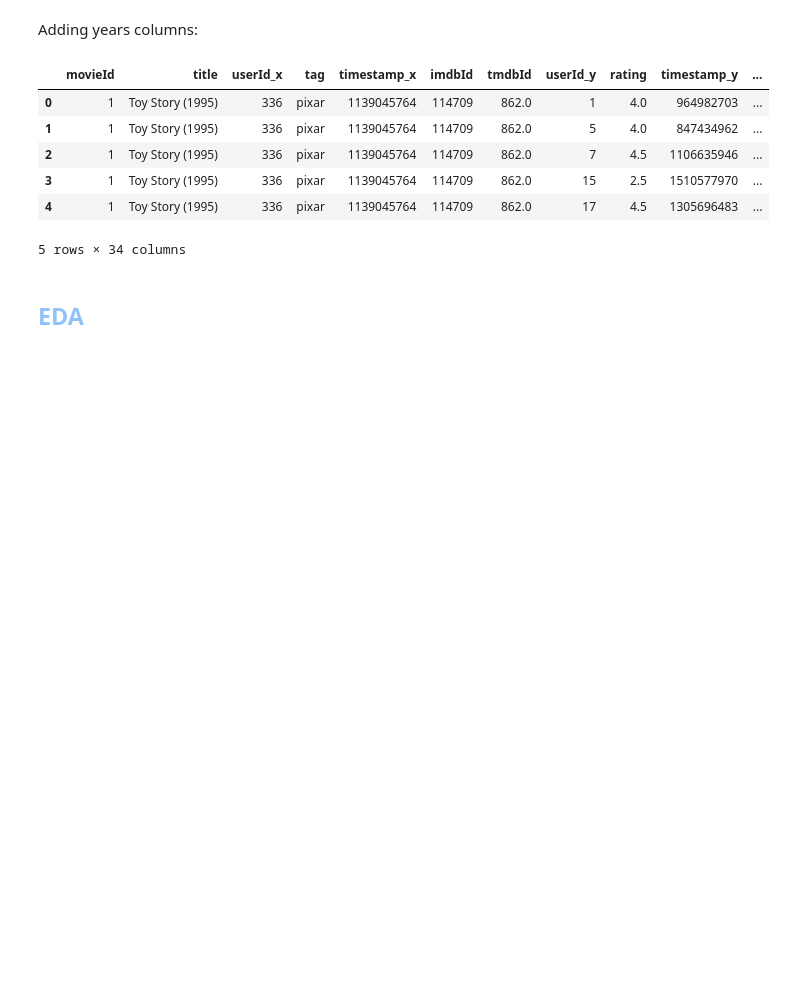
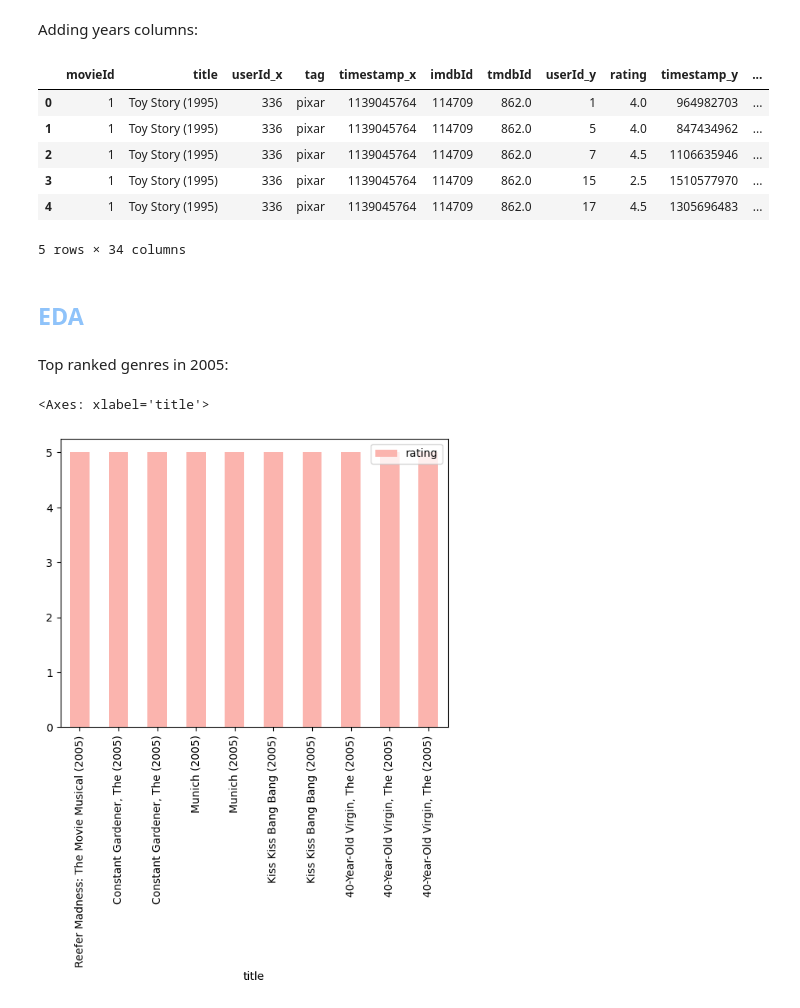
Before and after one commit to aiko-isnt-ded/movielens-venv, a Jupyter notebook: TC2_VivianaToledo.ipynb, the cells around one changed output. Cells and saved outputs as stored; diff of their text form; code cells hidden in the pictures; blank space fills up the shorter version.

Commit message:
having trouble w the eda graphsss

```diff
--- a/TC2_VivianaToledo.ipynb
+++ b/TC2_VivianaToledo.ipynb
@@ -64,3 +66,16 @@ df.head()
 5 rows × 34 columns
 # %% [markdown]
 ## <font color= #8FC3FA> **EDA** </font>
+# %% [markdown]
+Top ranked genres in 2005:
+# %%
+year_2005 = df[df["year"] == 2005]
+
+
+
+show_rep.nlargest(10, "Explicit").drop(["total", "Implicit"], axis=1).plot(kind="bar", cmap="Pastel1", xlabel="", ylabel="queer characters", legend="")
+# %%
+year_2005[['title', 'rating']].sort_values(by='rating',ascending=False).head(10).plot(kind='bar', colormap='Pastel1', x='title', y='rating')
+# %% [output]
+<Axes: xlabel='title'>
+[figure, added]
```
Also changed, not shown: parts of 1 cell of this notebook.
